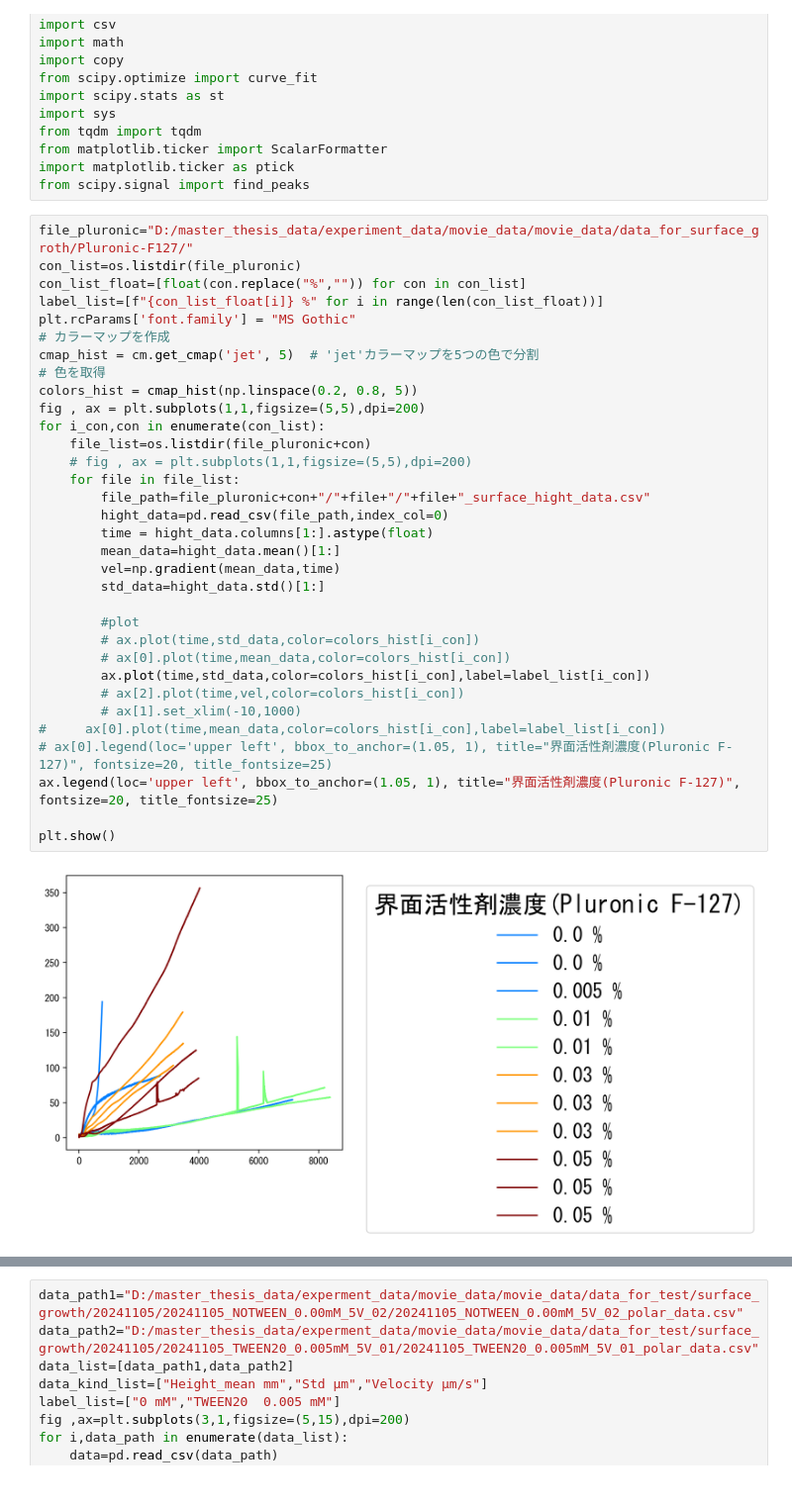
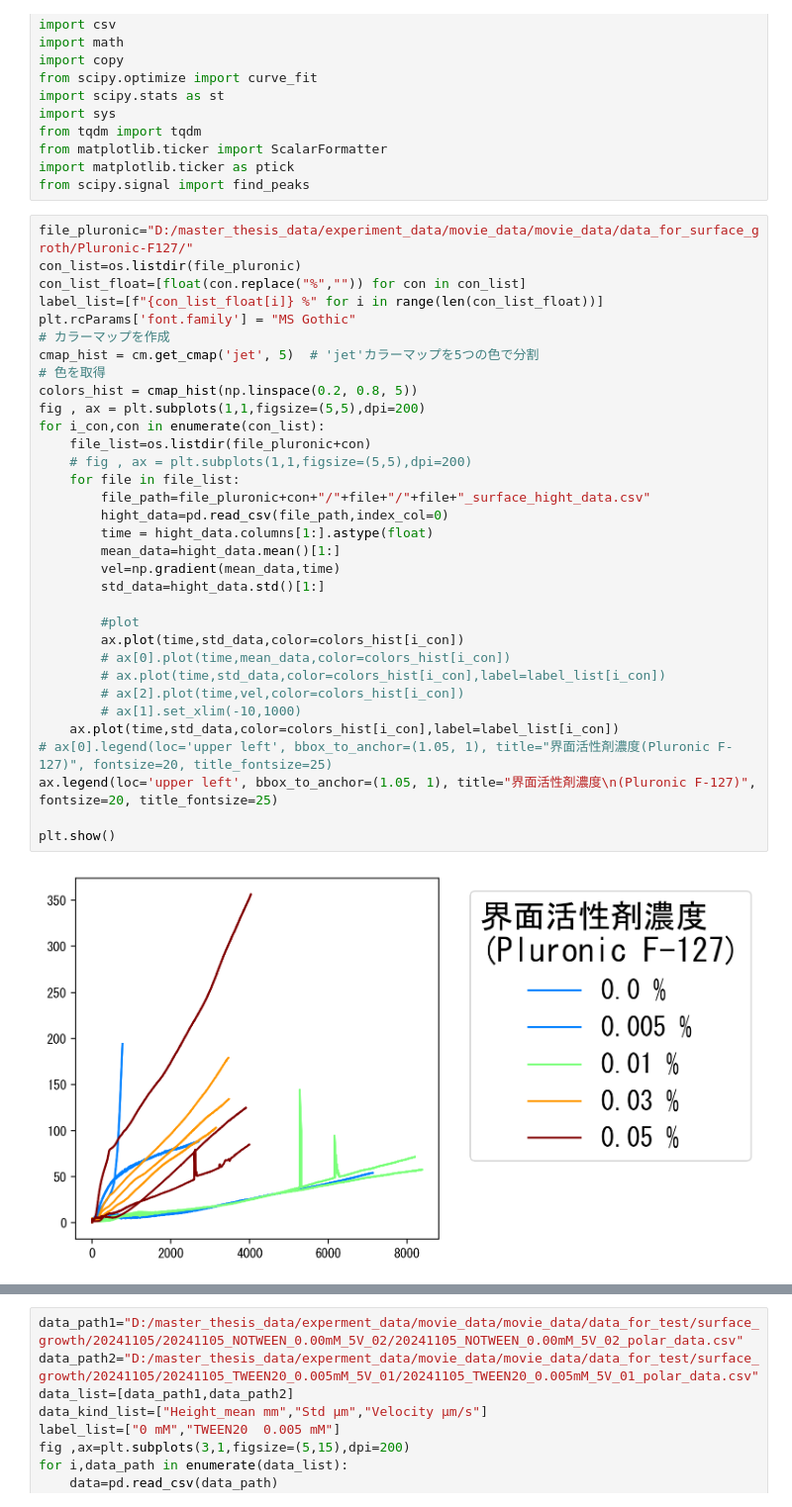
Before and after one commit to momoya-N/dendrite, a Jupyter notebook: movie_analisis/analisis_program/surface_groth/surface_groth_plot.ipynb, the cells around one changed output, grey strips where cells are left out. Shown: that part at 99% size. Drawn from its saved outputs; the diff is of its cells as text.

```diff
--- a/movie_analisis/analisis_program/surface_groth/surface_groth_plot.ipynb
+++ b/movie_analisis/analisis_program/surface_groth/surface_groth_plot.ipynb
@@ -22,36 +22,36 @@ from scipy.signal import find_peaks
 # %%
 file_pluronic="D:/master_thesis_data/experiment_data/movie_data/movie_data/data_for_surface_groth/Pluronic-F127/"
 con_list=os.listdir(file_pluronic)
 con_list_float=[float(con.replace("%","")) for con in con_list]
 label_list=[f"{con_list_float[i]} %" for i in range(len(con_list_float))]
 plt.rcParams['font.family'] = "MS Gothic"
 # カラーマップを作成
 cmap_hist = cm.get_cmap('jet', 5)  # 'jet'カラーマップを5つの色で分割
 # 色を取得
 colors_hist = cmap_hist(np.linspace(0.2, 0.8, 5))
 fig , ax = plt.subplots(1,1,figsize=(5,5),dpi=200)
 for i_con,con in enumerate(con_list):
     file_list=os.listdir(file_pluronic+con)
     # fig , ax = plt.subplots(1,1,figsize=(5,5),dpi=200)
     for file in file_list:
         file_path=file_pluronic+con+"/"+file+"/"+file+"_surface_hight_data.csv"
         hight_data=pd.read_csv(file_path,index_col=0)
         time = hight_data.columns[1:].astype(float)
         mean_data=hight_data.mean()[1:]
         vel=np.gradient(mean_data,time)
         std_data=hight_data.std()[1:]
 
         #plot
-        # ax.plot(time,std_data,color=colors_hist[i_con])
+        ax.plot(time,std_data,color=colors_hist[i_con])
         # ax[0].plot(time,mean_data,color=colors_hist[i_con])
-        ax.plot(time,std_data,color=colors_hist[i_con],label=label_list[i_con])
+        # ax.plot(time,std_data,color=colors_hist[i_con],label=label_list[i_con])
         # ax[2].plot(time,vel,color=colors_hist[i_con])
         # ax[1].set_xlim(-10,1000)
-#     ax[0].plot(time,mean_data,color=colors_hist[i_con],label=label_list[i_con])
+    ax.plot(time,std_data,color=colors_hist[i_con],label=label_list[i_con])
 # ax[0].legend(loc='upper left', bbox_to_anchor=(1.05, 1), title="界面活性剤濃度(Pluronic F-127)", fontsize=20, title_fontsize=25)
-ax.legend(loc='upper left', bbox_to_anchor=(1.05, 1), title="界面活性剤濃度(Pluronic F-127)", fontsize=20, title_fontsize=25)
+ax.legend(loc='upper left', bbox_to_anchor=(1.05, 1), title="界面活性剤濃度\n(Pluronic F-127)", fontsize=20, title_fontsize=25)
 
 plt.show()
 # %% [output]
-[figure, old version]
+[figure, new version]
 # %%
```
Also changed, not shown: parts of 1 cell of this notebook, 16 other files.
